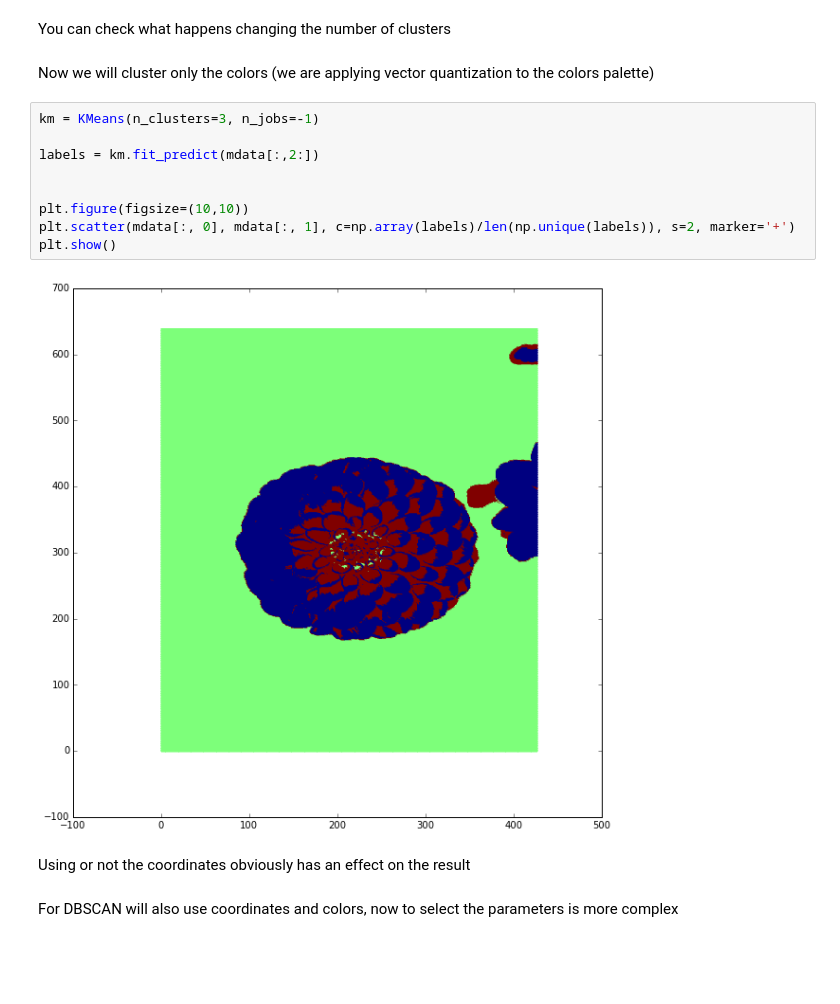
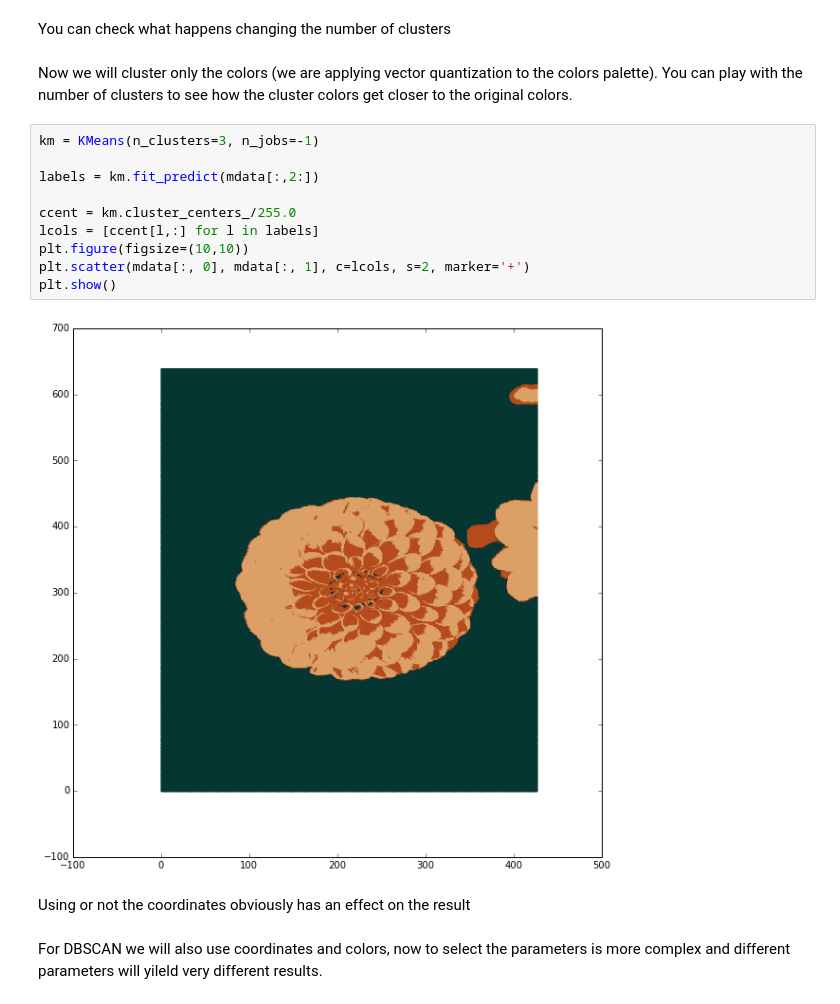
Before and after one commit to bejar/AMLTNotebooks, a Jupyter notebook: Notebooks/DensityBased.ipynb, the cells around one changed output. Saved outputs shown, nothing was run; the diff lists cells and outputs as text; blank space fills up the shorter version.

Commit message:
More Clustering examples and notebooks

```diff
--- a/Notebooks/DensityBased.ipynb
+++ b/Notebooks/DensityBased.ipynb
@@ -45,20 +45,21 @@ plt.show()
 # %% [markdown]
 You can check what happens changing the number of clusters
 # %% [markdown]
-Now we will cluster only the colors (we are applying vector quantization to the colors palette)
+Now we will cluster only the colors (we are applying vector quantization to the colors palette). You can play with the number of clusters to see how the cluster colors get closer to the original colors.
 # %%
 km = KMeans(n_clusters=3, n_jobs=-1)
 
 labels = km.fit_predict(mdata[:,2:])
 
-
+ccent = km.cluster_centers_/255.0
+lcols = [ccent[l,:] for l in labels]
 plt.figure(figsize=(10,10))
-plt.scatter(mdata[:, 0], mdata[:, 1], c=np.array(labels)/len(np.unique(labels)), s=2, marker='+')
+plt.scatter(mdata[:, 0], mdata[:, 1], c=lcols, s=2, marker='+')
 plt.show()
 # %% [output]
-[figure, old version]
+[figure, new version]
 # %% [markdown]
 Using or not the coordinates obviously has an effect on the result
 # %% [markdown]
-For DBSCAN will also use coordinates and colors, now to select the parameters is more complex
+For DBSCAN we will also use coordinates and colors, now to select the parameters is more complex and different parameters will yileld very different results.
 # %%
```
Also changed, not shown: parts of 2 cells of this notebook, 3 other files.
